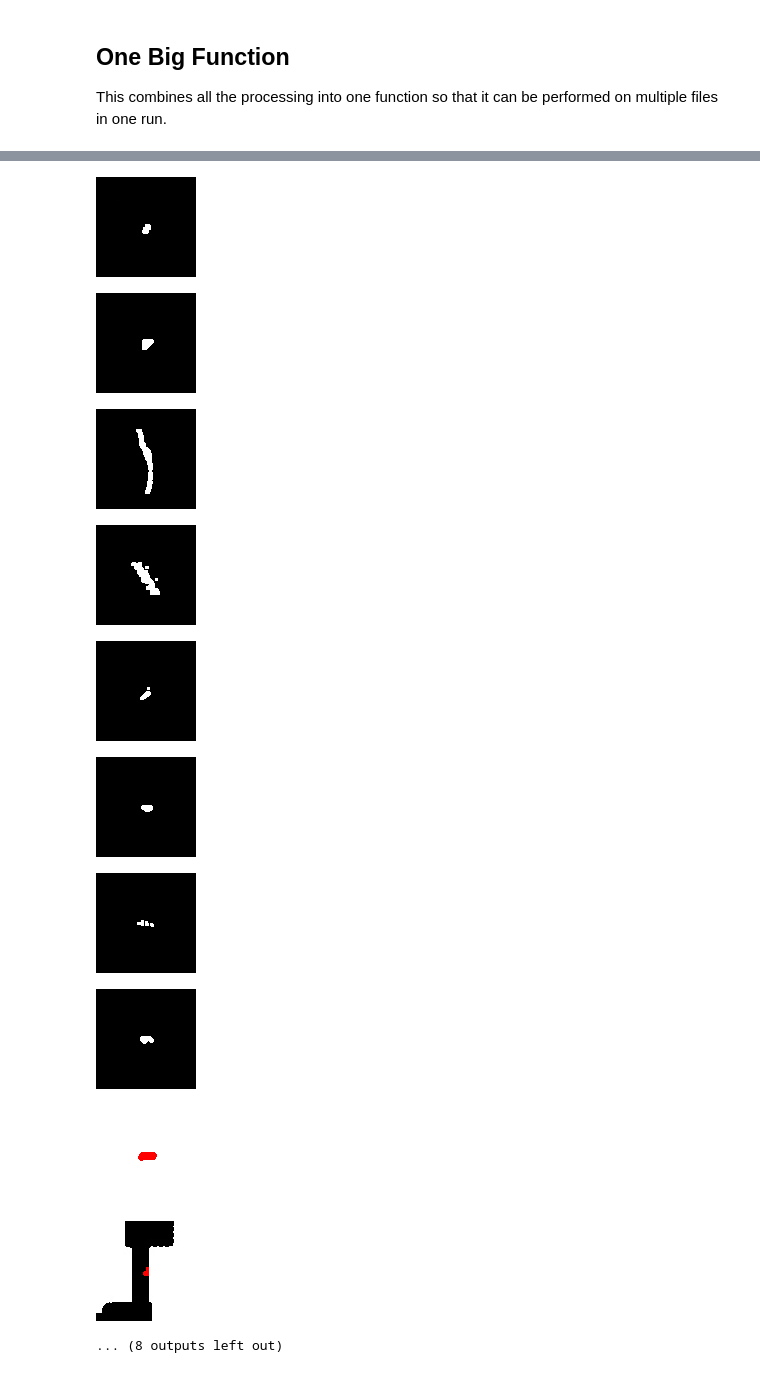
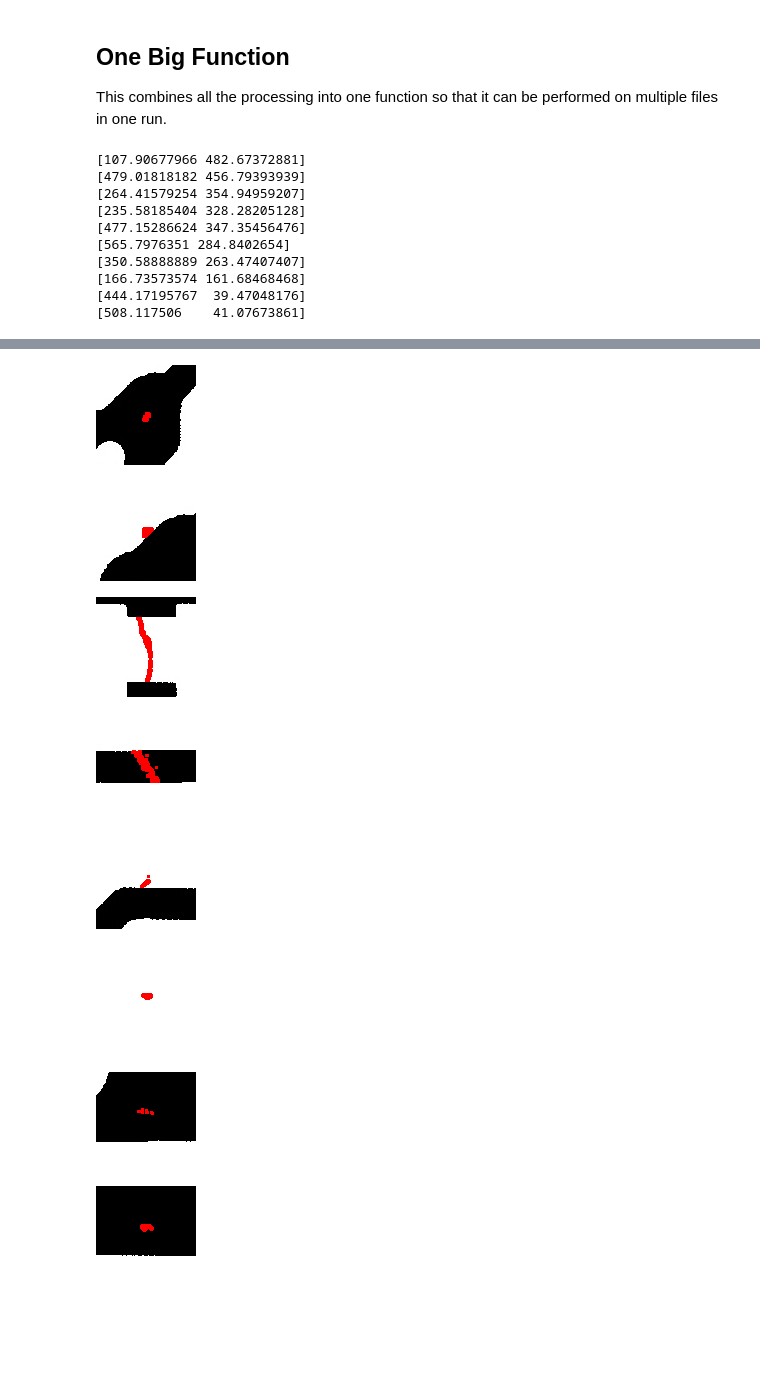
Before and after one commit to DevakMurali/VisualMLGroup2, a Jupyter notebook: Image_Processing.ipynb, the cells around one changed output, grey strips where cells are left out. Saved outputs shown, nothing was run; the diff lists cells and outputs as text; code cells hidden in the pictures; blank space fills up the shorter version.

```diff
--- a/Image_Processing.ipynb
+++ b/Image_Processing.ipynb
@@ -214,9 +217,6 @@ def extract_contours(template, defective, \
 
     curr_idx += 1
 
-  IMAGE_WIDTH = 100
-  IMAGE_HEIGHT = 100
-
   ml_defects = []
   context_defects = []
 
@@ -235,6 +235,8 @@ def extract_contours(template, defective, \
 
     total_centroid /= len(defect[1])
 
+    print(total_centroid - np.asarray((PADDING_WIDTH, PADDING_HEIGHT)))
+
     l_side_x = int(total_centroid[0] - IMAGE_WIDTH / 2)
     r_side_x = int(total_centroid[0] + IMAGE_WIDTH / 2)
     top_side_y = int(total_centroid[1] - IMAGE_HEIGHT / 2)
@@ -249,10 +251,20 @@ ml_defects, context_defects = extract_contours(\
         '/content/drive/MyDrive/ENEE439D Project/00041000_temp.jpg', \
         '/content/drive/MyDrive/ENEE439D Project/00041000_test.jpg')
 
-for image in ml_defects:
-  cv2_imshow(image)
-  print("")
+#for image in ml_defects:
+  #cv2_imshow(image)
+  #print("")
 for image in context_defects:
   cv2_imshow(image)
   print("")
 # %% [output]
+[107.90677966 482.67372881]
+[479.01818182 456.79393939]
+[264.41579254 354.94959207]
+[235.58185404 328.28205128]
+[477.15286624 347.35456476]
+[565.7976351 284.8402654]
+[350.58888889 263.47407407]
+[166.73573574 161.68468468]
+[444.17195767  39.47048176]
+[508.117506    41.07673861]
@@ -261,11 +273,8 @@ for image in context_defects:
-[figure, old version]
+[figure, new version]
-[figure, old version]
+[figure, new version]
-[figure, old version]
+[figure, new version]
-[figure, old version]
+[figure, new version]
-[figure, old version]
+[figure, new version]
-[figure, old version]
+[figure, new version]
-[figure, old version]
+[figure, new version]
-[figure, old version]
+[figure, new version]
-[figure, removed]
-[figure, removed]
-... (8 outputs left out)
```
Also changed, not shown: parts of 5 cells of this notebook.
